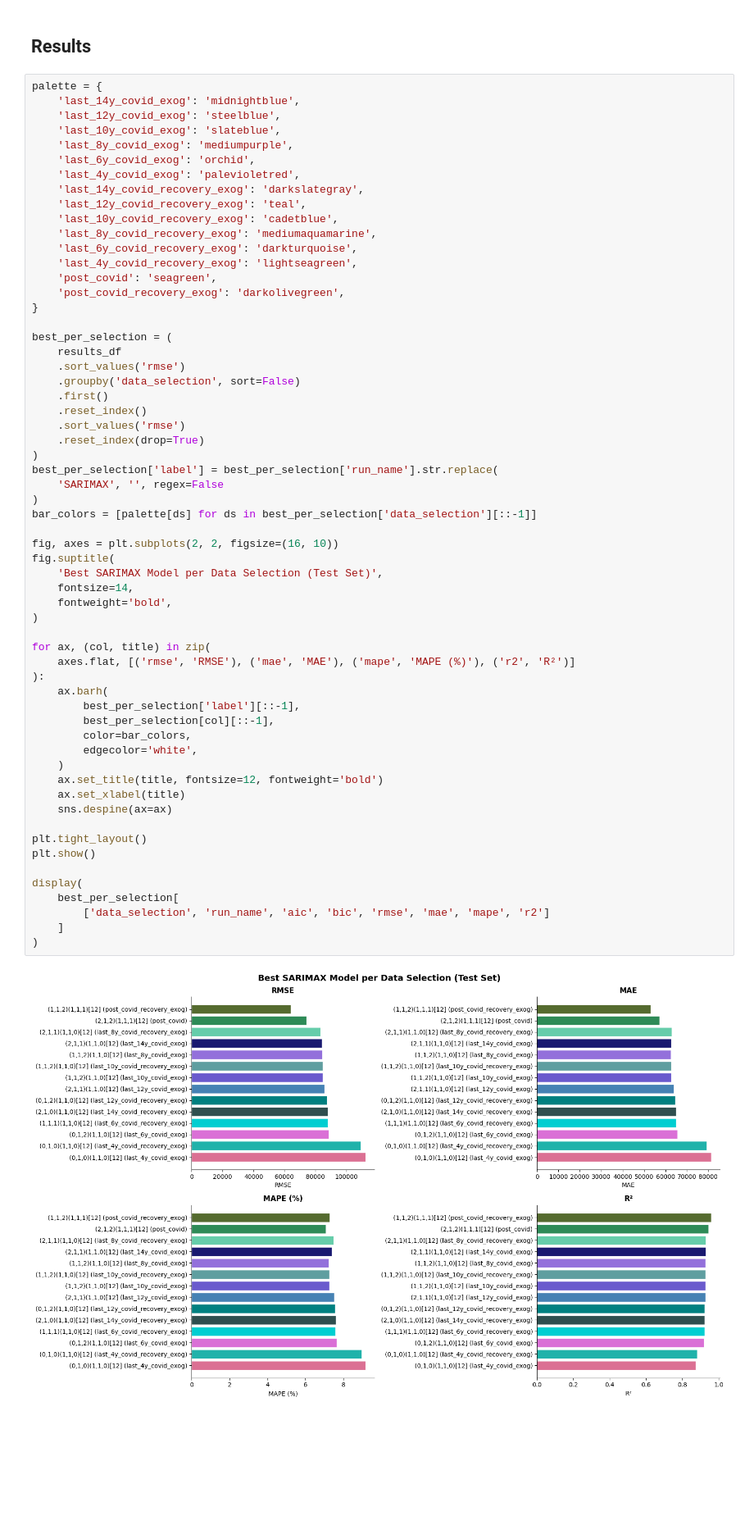
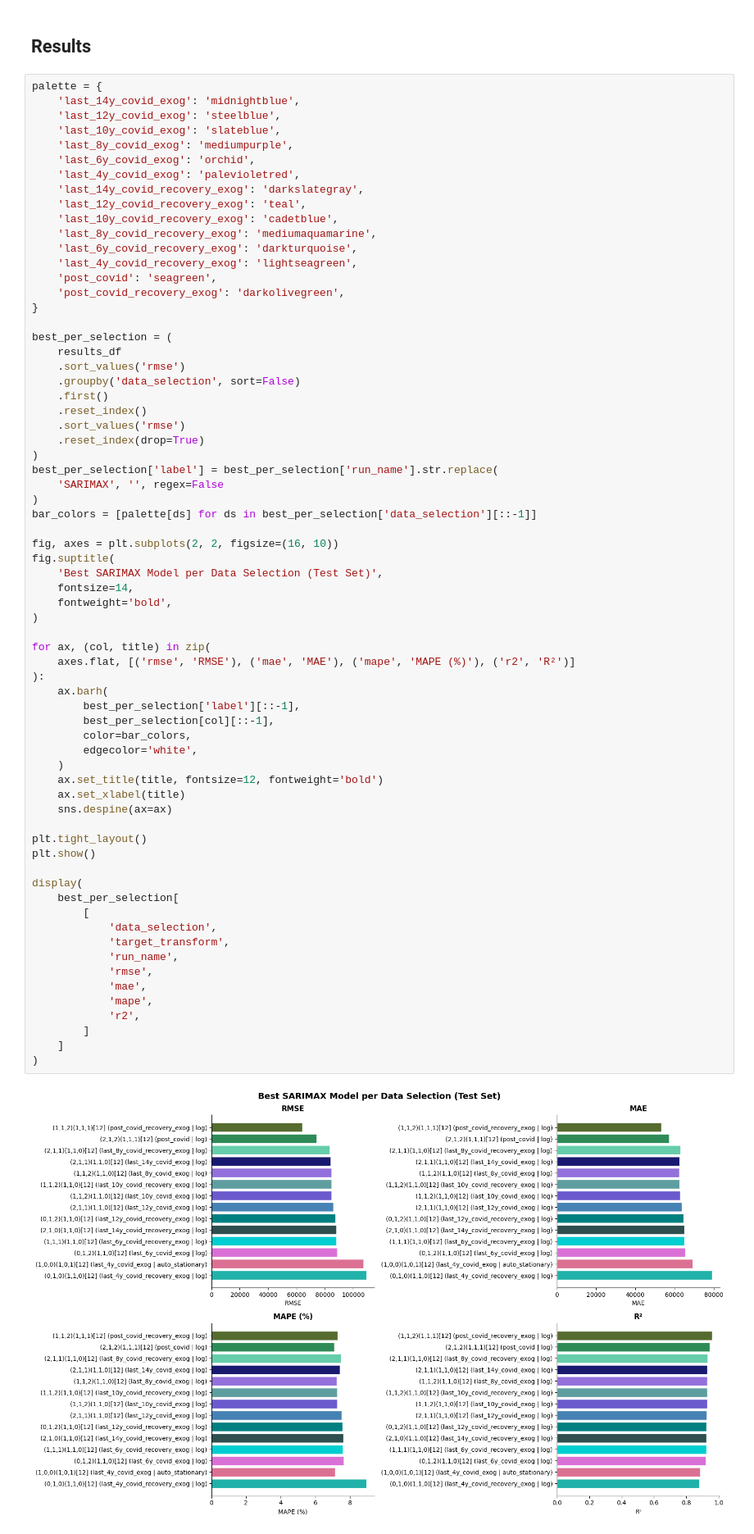
Before and after one commit to Gbrlmoraes/brazil_tourism_forecasting_benchmark, a Jupyter notebook: notebooks/5_arima_model_testing.ipynb, the cells around one changed output. Shown at 82% size. Saved outputs shown, nothing was run; the diff lists cells and outputs as text; blank space fills up the shorter version.

Commit message:
feat: adding target transformation testing

```diff
--- a/notebooks/5_arima_model_testing.ipynb
+++ b/notebooks/5_arima_model_testing.ipynb
@@ -308,32 +594,40 @@ best_per_selection['label'] = best_per_selection['run_name'].str.replace(
 bar_colors = [palette[ds] for ds in best_per_selection['data_selection'][::-1]]
 
 fig, axes = plt.subplots(2, 2, figsize=(16, 10))
 fig.suptitle(
     'Best SARIMAX Model per Data Selection (Test Set)',
     fontsize=14,
     fontweight='bold',
 )
 
 for ax, (col, title) in zip(
     axes.flat, [('rmse', 'RMSE'), ('mae', 'MAE'), ('mape', 'MAPE (%)'), ('r2', 'R²')]
 ):
     ax.barh(
         best_per_selection['label'][::-1],
         best_per_selection[col][::-1],
         color=bar_colors,
         edgecolor='white',
     )
     ax.set_title(title, fontsize=12, fontweight='bold')
     ax.set_xlabel(title)
     sns.despine(ax=ax)
 
 plt.tight_layout()
 plt.show()
 
 display(
     best_per_selection[
-        ['data_selection', 'run_name', 'aic', 'bic', 'rmse', 'mae', 'mape', 'r2']
+        [
+            'data_selection',
+            'target_transform',
+            'run_name',
+            'rmse',
+            'mae',
+            'mape',
+            'r2',
+        ]
     ]
 )
 # %% [output]
-[figure, old version]
+[figure, new version]
```
Also changed, not shown: parts of 22 cells of this notebook.
